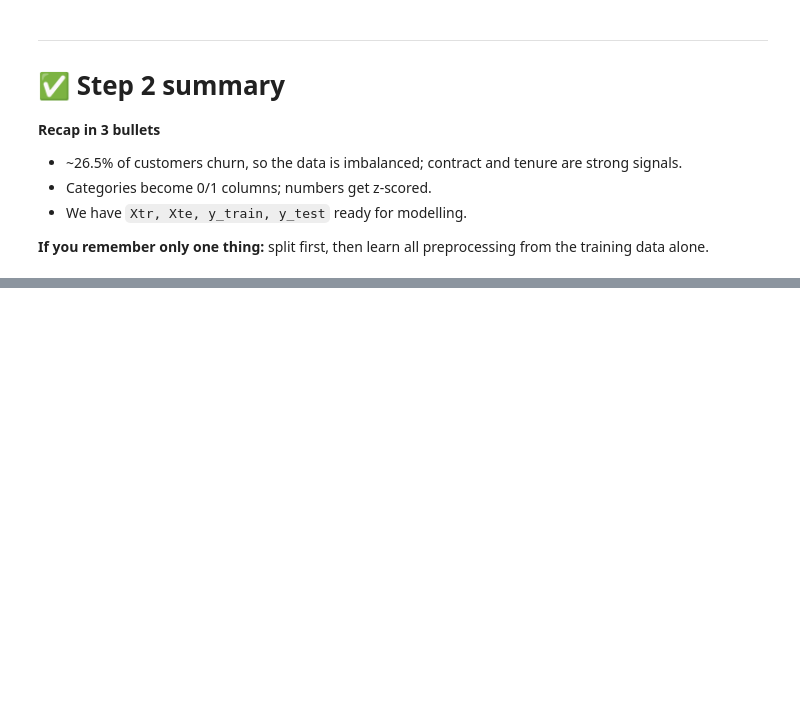
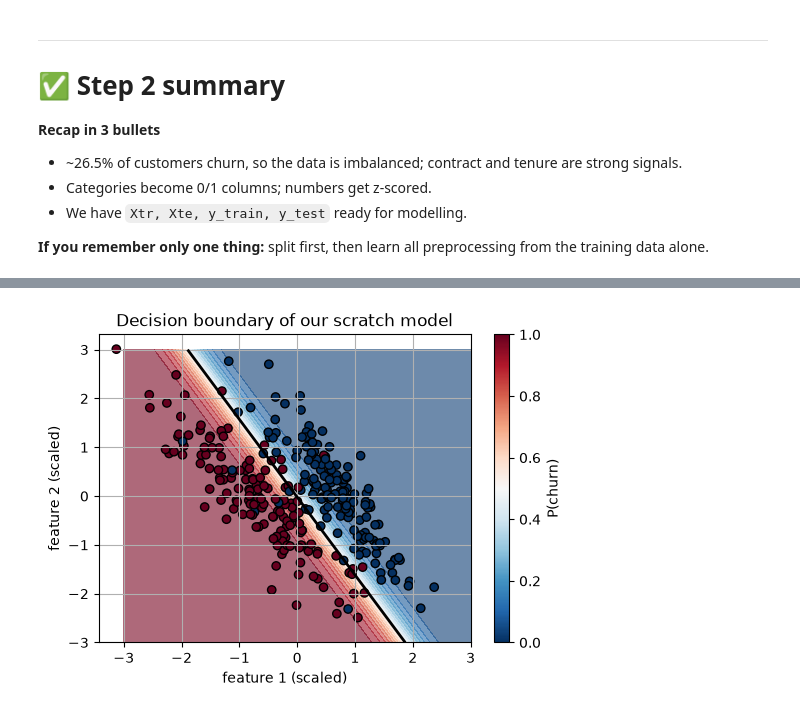
Before and after one commit to Arnav-Shrivastava/logistic-regression-zero-to-one, a Jupyter notebook: logistic_regression_zero_to_one.ipynb, the cells around one changed output, grey strips where cells are left out. Cells and saved outputs as stored; diff of their text form; code cells hidden in the pictures; blank space fills up the shorter version.

```diff
--- a/logistic_regression_zero_to_one.ipynb
+++ b/logistic_regression_zero_to_one.ipynb
@@ -761,0 +915,12 @@ To avoid data leakage: the test set must stay a true 'unseen exam'.
+# %%
+g = np.linspace(-3, 3, 200)                         # grid of x1 and x2 values
+xx, yy = np.meshgrid(g, g)                          # every (x1, x2) combination
+grid = np.c_[xx.ravel(), yy.ravel()]                # flatten into a list of points
+pg = predict_proba(grid, w_t, b_t).reshape(xx.shape)   # probability at every grid point
+plt.contourf(xx, yy, pg, levels=20, cmap="RdBu_r", alpha=.6)   # colour = probability
+plt.contour(xx, yy, pg, levels=[0.5], colors="k", linewidths=2)  # the p=0.5 fence
+plt.scatter(Xt[:,0], Xt[:,1], c=yt, cmap="RdBu_r", edgecolor="k")  # customers
+plt.xlabel("feature 1 (scaled)"); plt.ylabel("feature 2 (scaled)"); plt.colorbar(label="P(churn)")
+plt.title("Decision boundary of our scratch model"); plt.show()
+# %% [output]
+[figure, added]
```
Also changed, not shown: parts of 28 cells of this notebook.
